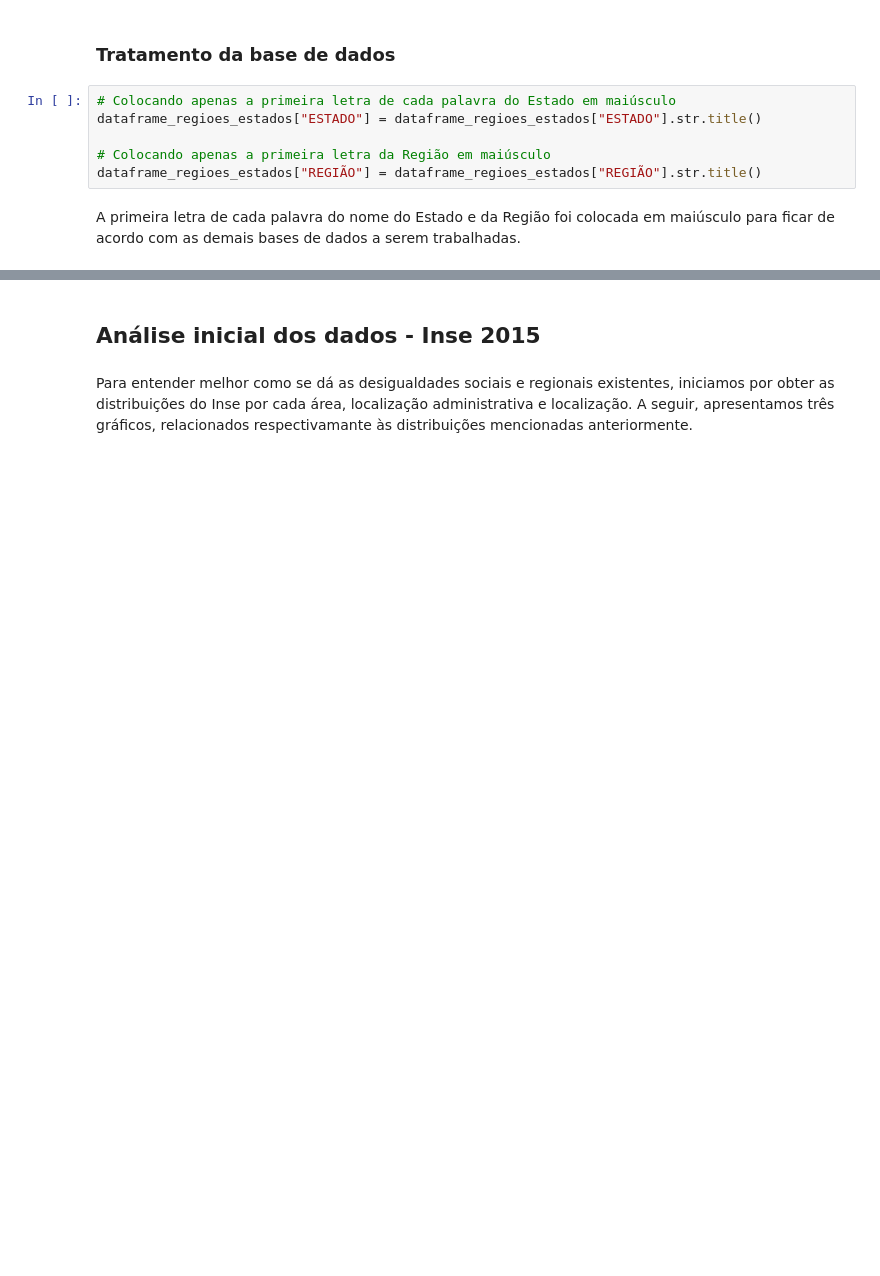
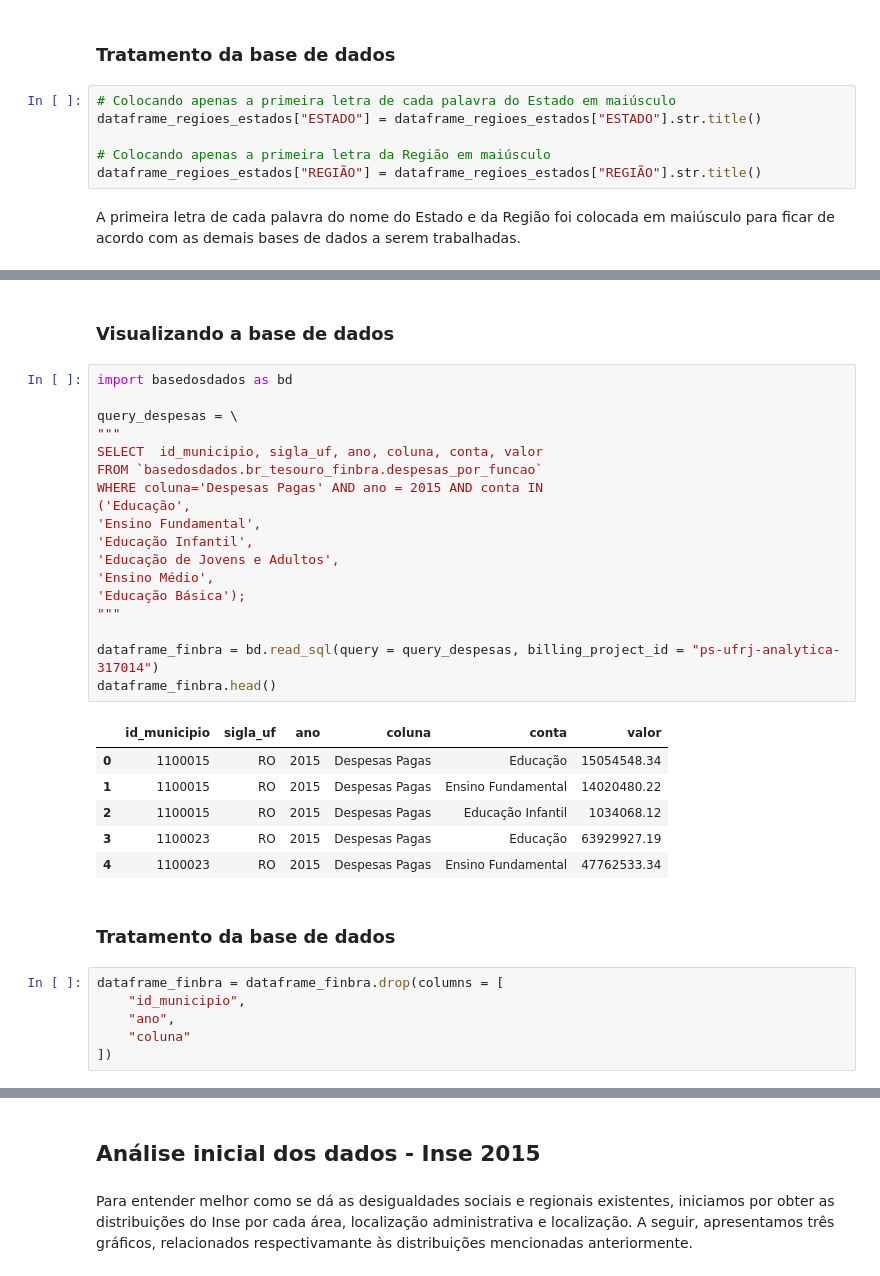
Before and after one commit to RafaelxFernandes/PS-UFRJ-Analytica, a Jupyter notebook: Análise/Nível Socioeconômico (Inse).ipynb, the cells around one changed output, grey strips where cells are left out. Drawn from its saved outputs; the diff is of its cells as text; blank space fills up the shorter version.

Commit message:
+ dados FINBRA 2015

```diff
--- a/Análise/Nível Socioeconômico (Inse).ipynb
+++ b/Análise/Nível Socioeconômico (Inse).ipynb
@@ -294,0 +307,35 @@ dataframe_regioes_estados.head()
+# %% [markdown]
+### Visualizando a base de dados
+# %%
+import basedosdados as bd
+
+query_despesas = \
+"""
+SELECT  id_municipio, sigla_uf, ano, coluna, conta, valor
+FROM `basedosdados.br_tesouro_finbra.despesas_por_funcao`
+WHERE coluna='Despesas Pagas' AND ano = 2015 AND conta IN
+('Educação',
+'Ensino Fundamental',
+'Educação Infantil',
+'Educação de Jovens e Adultos',
+'Ensino Médio',
+'Educação Básica');
+"""
+
+dataframe_finbra = bd.read_sql(query = query_despesas, billing_project_id = "ps-ufrj-analytica-317014")
+dataframe_finbra.head()
+# %% [output]
+|  | id_municipio | sigla_uf | ano | coluna | conta | valor |
+| 0 | 1100015 | RO | 2015 | Despesas Pagas | Educação | 15054548.34 |
+| 1 | 1100015 | RO | 2015 | Despesas Pagas | Ensino Fundamental | 14020480.22 |
+| 2 | 1100015 | RO | 2015 | Despesas Pagas | Educação Infantil | 1034068.12 |
+| 3 | 1100023 | RO | 2015 | Despesas Pagas | Educação | 63929927.19 |
+| 4 | 1100023 | RO | 2015 | Despesas Pagas | Ensino Fundamental | 47762533.34 |
+# %% [markdown]
+### Tratamento da base de dados
+# %%
+dataframe_finbra = dataframe_finbra.drop(columns = [
+    "id_municipio",
+    "ano",
+    "coluna"
+])
```
Also changed, not shown: parts of 20 cells of this notebook.
